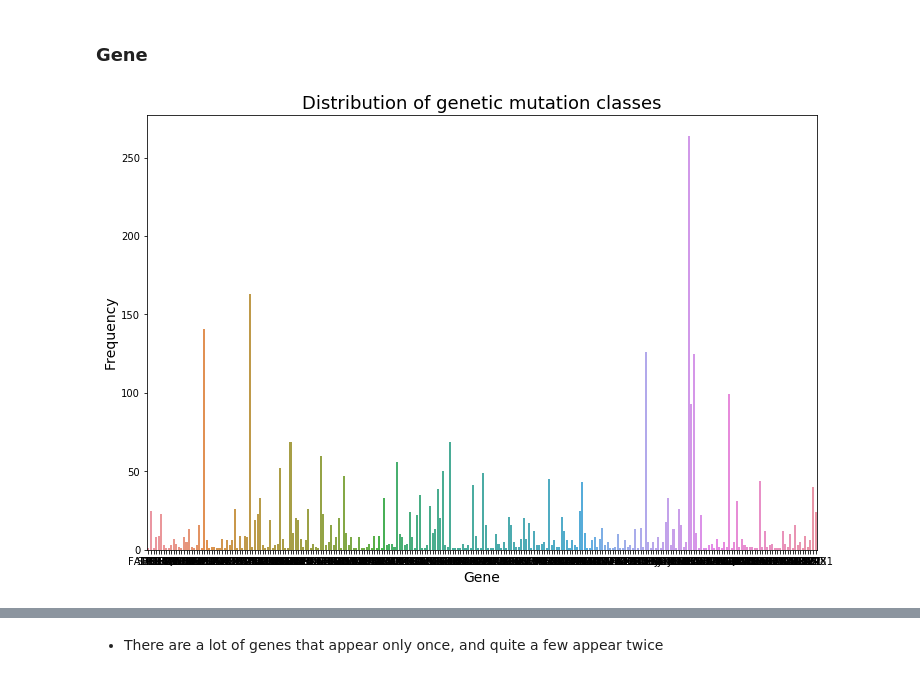
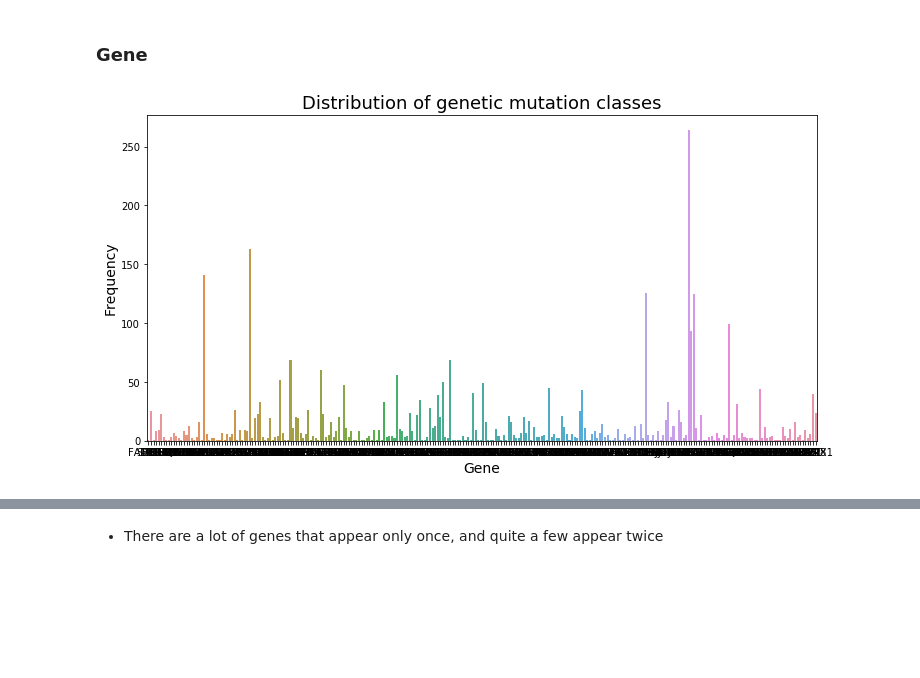
Before and after one commit to lriverawong/personalized-medicine-data-analysis, a Jupyter notebook: Final.ipynb, the cells around one changed output, grey strips where cells are left out. Cells and saved outputs as stored; diff of their text form; code cells hidden in the pictures; blank space fills up the shorter version.

```diff
--- a/Final.ipynb
+++ b/Final.ipynb
@@ -82,14 +82,14 @@ plt.show()
 # %% [markdown]
 ### Gene
 # %%
-plt.figure(figsize=(12,8))
+plt.figure(figsize=(12,6))
 sns.countplot(x="Gene", data=d_train)
 plt.ylabel('Frequency', fontsize=14)
 plt.xlabel('Gene', fontsize=14)
 plt.title("Distribution of genetic mutation classes", fontsize=18)
 plt.show()
 # %% [output]
-[figure, old version]
+[figure, new version]
 # %%
 # Find top 10 genes
 gene_freq = d_train['Gene'].value_counts()
```
Also changed, not shown: parts of 14 cells of this notebook.
